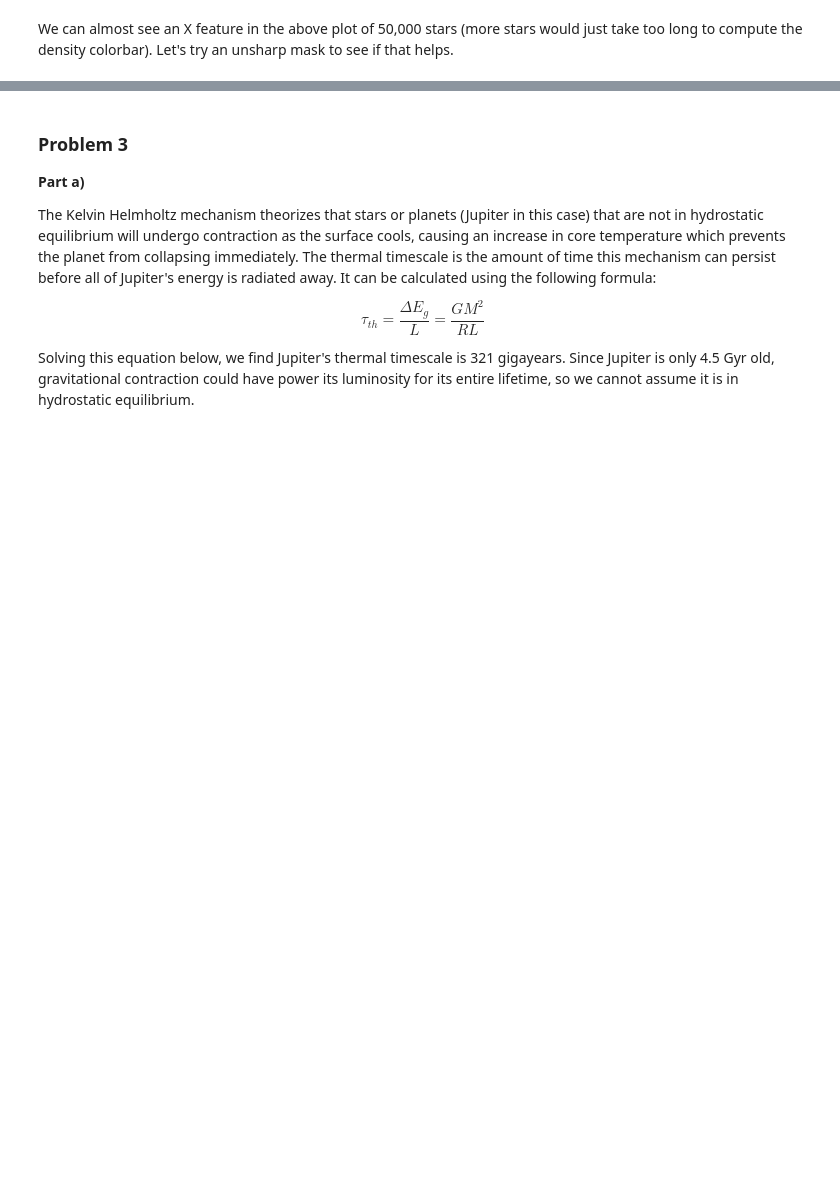
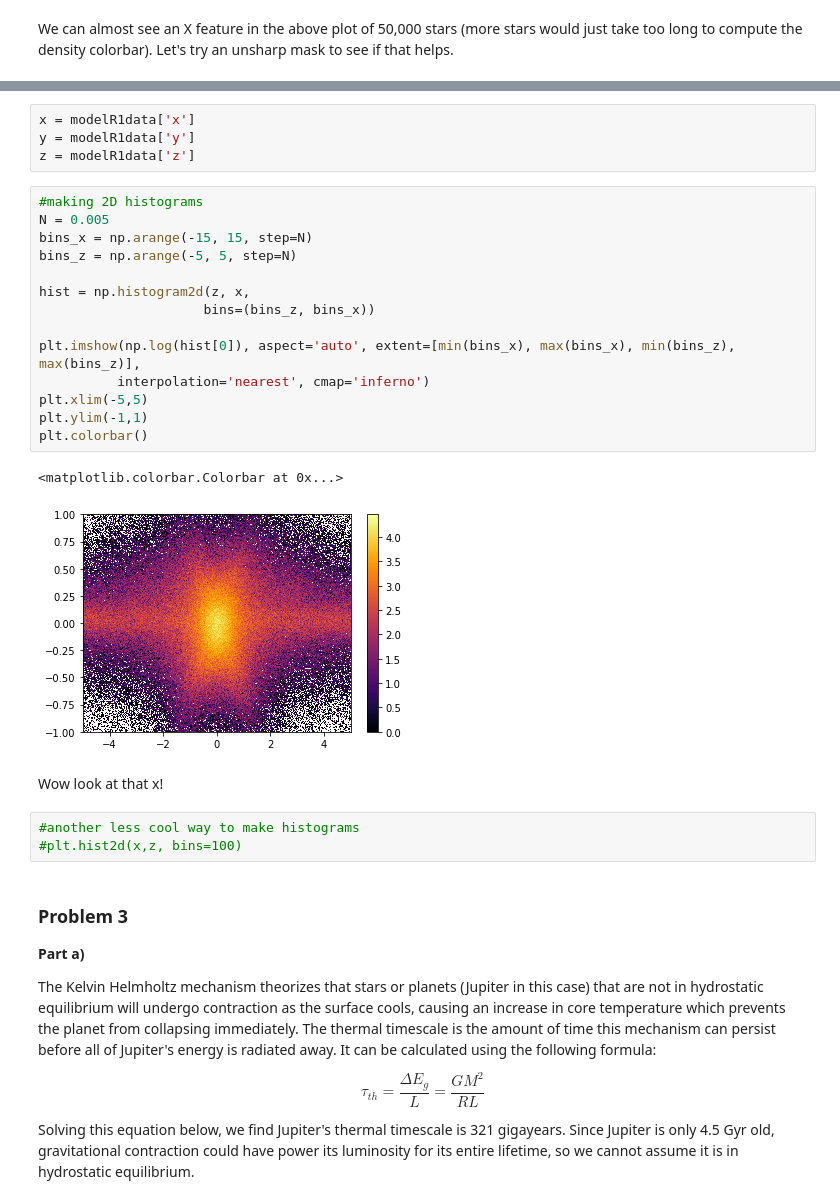
Before and after one commit to yasmeenasali/Modern_Stellar_Astrophysics, a Jupyter notebook: Documents/Modern Stellar Astrophysics/git-projects/Homework 2.ipynb, the cells around one changed output, grey strips where cells are left out. Saved outputs shown, nothing was run; the diff lists cells and outputs as text; blank space fills up the shorter version.

```diff
--- a/Documents/Modern Stellar Astrophysics/git-projects/Homework 2.ipynb
+++ b/Documents/Modern Stellar Astrophysics/git-projects/Homework 2.ipynb
@@ -60,3 +82,29 @@ We can almost see an X feature in the above plot of 50,000 stars (more stars wou
+# %%
+x = modelR1data['x']
+y = modelR1data['y']
+z = modelR1data['z']
+# %%
+#making 2D histograms
+N = 0.005
+bins_x = np.arange(-15, 15, step=N)
+bins_z = np.arange(-5, 5, step=N)
+
+hist = np.histogram2d(z, x,
+                     bins=(bins_z, bins_x))
+
+plt.imshow(np.log(hist[0]), aspect='auto', extent=[min(bins_x), max(bins_x), min(bins_z), max(bins_z)],
+          interpolation='nearest', cmap='inferno')
+plt.xlim(-5,5)
+plt.ylim(-1,1)
+plt.colorbar()
+# %% [output]
+<matplotlib.colorbar.Colorbar at 0x...>
+[figure, added]
+# %% [markdown]
+Wow look at that x!
+# %%
+#another less cool way to make histograms
+#plt.hist2d(x,z, bins=100)
 # %% [markdown]
 ### Problem 3
 
```
Also changed, not shown: parts of 4 cells of this notebook.
